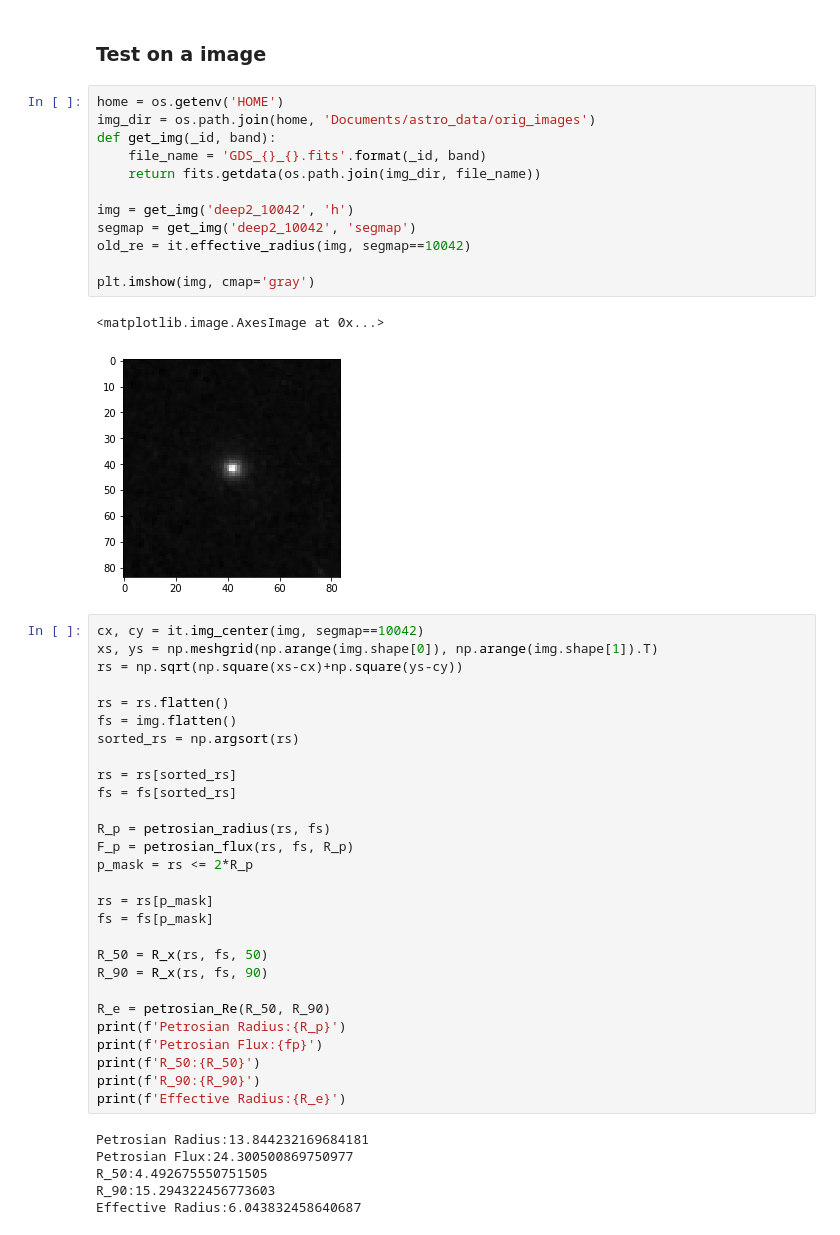
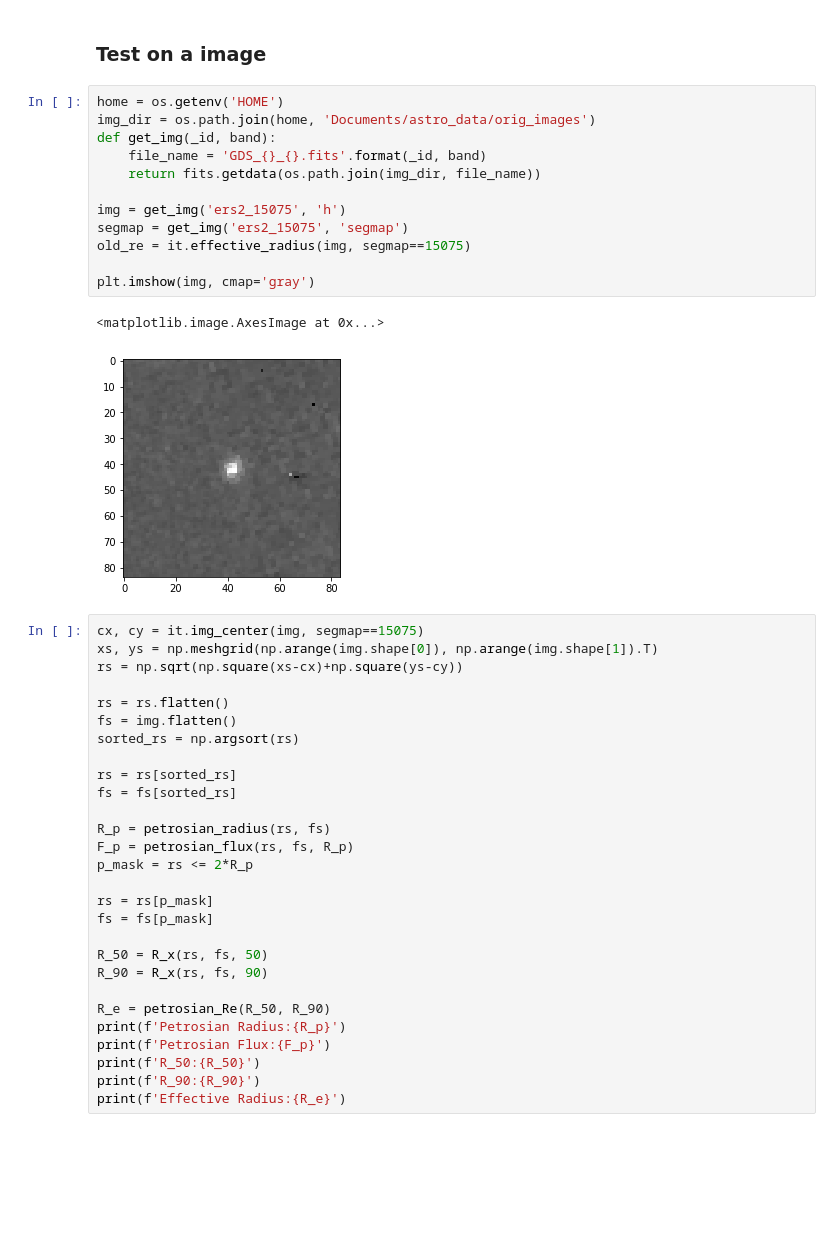
Before and after one commit to ryanhausen/gp-imgs, a Jupyter notebook: post_stuff/PetrosianRadius.ipynb, the cells around one changed output. Saved outputs shown, nothing was run; the diff lists cells and outputs as text; blank space fills up the shorter version.

```diff
--- a/post_stuff/PetrosianRadius.ipynb
+++ b/post_stuff/PetrosianRadius.ipynb
@@ -51,20 +58,20 @@ def petrosian_Re(R_50, R_90):
 # %%
 home = os.getenv('HOME')
 img_dir = os.path.join(home, 'Documents/astro_data/orig_images')
 def get_img(_id, band):
     file_name = 'GDS_{}_{}.fits'.format(_id, band)
     return fits.getdata(os.path.join(img_dir, file_name))
 
-img = get_img('deep2_10042', 'h')
-segmap = get_img('deep2_10042', 'segmap')
-old_re = it.effective_radius(img, segmap==10042)
+img = get_img('ers2_15075', 'h')
+segmap = get_img('ers2_15075', 'segmap')
+old_re = it.effective_radius(img, segmap==15075)
 
 plt.imshow(img, cmap='gray')
 # %% [output]
 <matplotlib.image.AxesImage at 0x...>
-[figure, old version]
+[figure, new version]
 # %%
-cx, cy = it.img_center(img, segmap==10042)
+cx, cy = it.img_center(img, segmap==15075)
 xs, ys = np.meshgrid(np.arange(img.shape[0]), np.arange(img.shape[1]).T)
 rs = np.sqrt(np.square(xs-cx)+np.square(ys-cy))
 
@@ -87,16 +94,10 @@ R_90 = R_x(rs, fs, 90)
 
 R_e = petrosian_Re(R_50, R_90)
 print(f'Petrosian Radius:{R_p}')
-print(f'Petrosian Flux:{fp}')
+print(f'Petrosian Flux:{F_p}')
 print(f'R_50:{R_50}')
 print(f'R_90:{R_90}')
 print(f'Effective Radius:{R_e}')
-# %% [output]
-Petrosian Radius:13.844232169684181
-Petrosian Flux:24.300500869750977
-R_50:4.492675550751505
-R_90:15.294322456773603
-Effective Radius:6.043832458640687
 # %%
 make_cir = lambda r,c: plt.Circle((cx, cy), r, color=c, fill=False)
 
```
Also changed, not shown: parts of 3 cells of this notebook, 1 other file.
